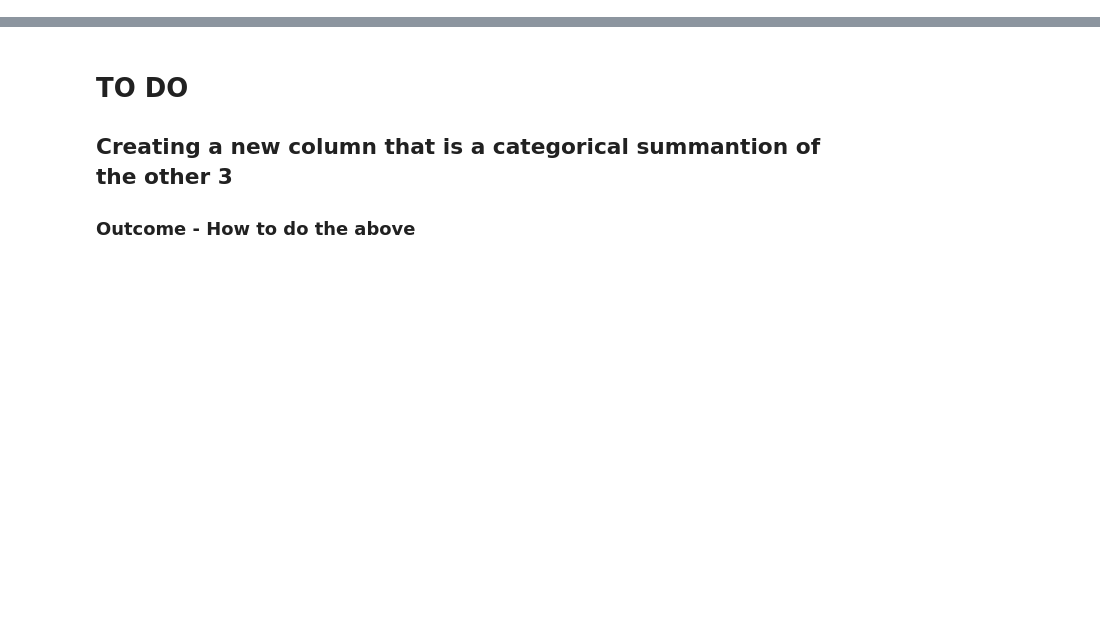
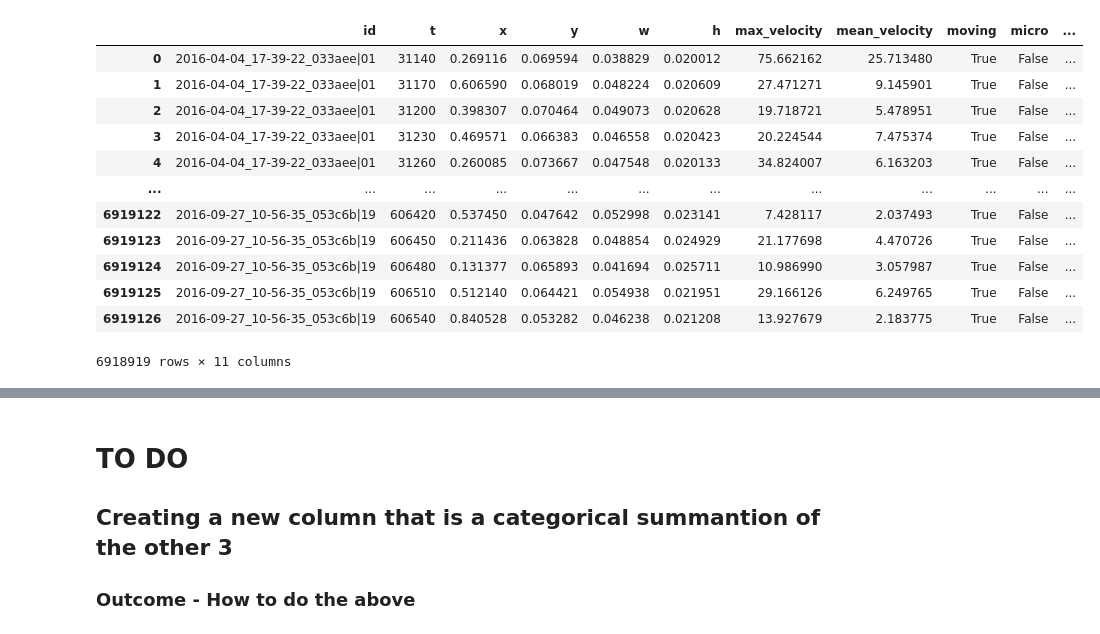
Before and after one commit to ImperialCollegeLondon/ReCoDE-HMMs-for-the-discovery-of-behavioural-states, a Jupyter notebook: notebooks/2a_Cleaning_your_data.ipynb, the cells around one changed output, grey strips where cells are left out. Cells and saved outputs as stored; diff of their text form; code cells hidden in the pictures; blank space fills up the shorter version.

```diff
--- a/notebooks/2a_Cleaning_your_data.ipynb
+++ b/notebooks/2a_Cleaning_your_data.ipynb
@@ -146,0 +94,21 @@ def _wrapped_interpolate(data, var, step, t_col = 't'):
+# %%
+# Now we want to remove those rows containing NaN values as they aren't providing any information
+# When filtering for NaNs above we're selecting for them, adding the ~ opertor tells the filter to look for the opposite, so when NaN is True it now becomes False
+df_filtered = df[~ (df['x'].isnull()) | ~ (df['y'].isnull())]
+
+# the new DataFrame now won't have any rows where 'x' and 'y' have NaN values
+df_filtered
+# %% [output]
+|  | id | t | x | y | w | h | max_velocity | mean_velocity | moving | micro | ... |
+| 0 | 2016-04-04_17-39-22_033aee|01 | 31140 | 0.269116 | 0.069594 | 0.038829 | 0.020012 | 75.662162 | 25.713480 | True | False | ... |
+| 1 | 2016-04-04_17-39-22_033aee|01 | 31170 | 0.606590 | 0.068019 | 0.048224 | 0.020609 | 27.471271 | 9.145901 | True | False | ... |
+| 2 | 2016-04-04_17-39-22_033aee|01 | 31200 | 0.398307 | 0.070464 | 0.049073 | 0.020628 | 19.718721 | 5.478951 | True | False | ... |
+| 3 | 2016-04-04_17-39-22_033aee|01 | 31230 | 0.469571 | 0.066383 | 0.046558 | 0.020423 | 20.224544 | 7.475374 | True | False | ... |
+| 4 | 2016-04-04_17-39-22_033aee|01 | 31260 | 0.260085 | 0.073667 | 0.047548 | 0.020133 | 34.824007 | 6.163203 | True | False | ... |
+| ... | ... | ... | ... | ... | ... | ... | ... | ... | ... | ... | ... |
+| 6919122 | 2016-09-27_10-56-35_053c6b|19 | 606420 | 0.537450 | 0.047642 | 0.052998 | 0.023141 | 7.428117 | 2.037493 | True | False | ... |
+| 6919123 | 2016-09-27_10-56-35_053c6b|19 | 606450 | 0.211436 | 0.063828 | 0.048854 | 0.024929 | 21.177698 | 4.470726 | True | False | ... |
+| 6919124 | 2016-09-27_10-56-35_053c6b|19 | 606480 | 0.131377 | 0.065893 | 0.041694 | 0.025711 | 10.986990 | 3.057987 | True | False | ... |
+| 6919125 | 2016-09-27_10-56-35_053c6b|19 | 606510 | 0.512140 | 0.064421 | 0.054938 | 0.021951 | 29.166126 | 6.249765 | True | False | ... |
+| 6919126 | 2016-09-27_10-56-35_053c6b|19 | 606540 | 0.840528 | 0.053282 | 0.046238 | 0.021208 | 13.927679 | 2.183775 | True | False | ... |
+6918919 rows × 11 columns
```
Also changed, not shown: parts of 50 cells of this notebook.
